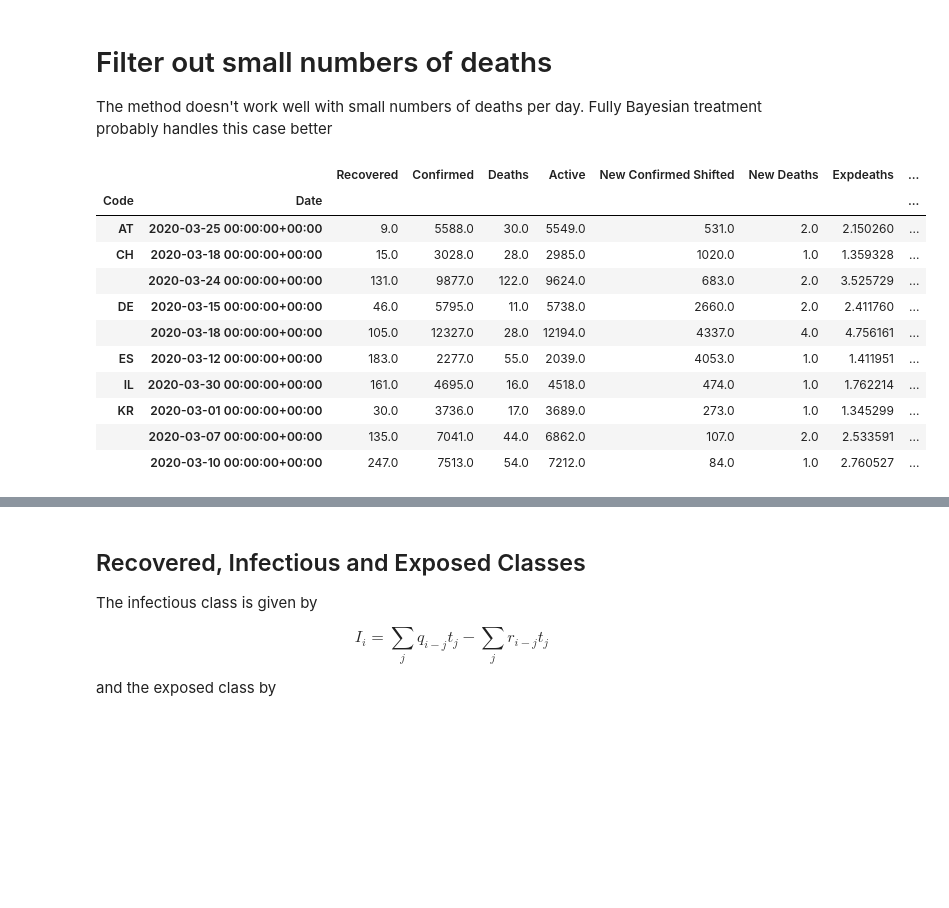
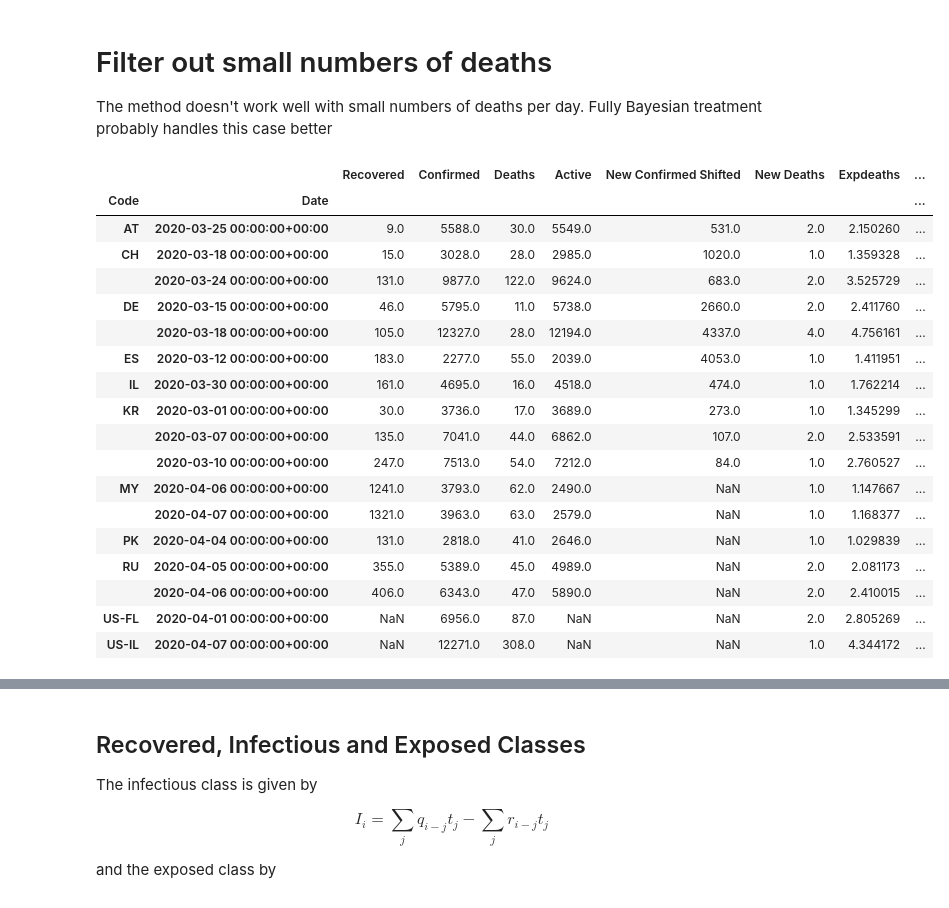
Before and after one commit to jsalvatier/epimodel, a Jupyter notebook: notebooks/djohnston/Cases_from_deaths.ipynb, the cells around one changed output, grey strips where cells are left out. Saved outputs shown, nothing was run; the diff lists cells and outputs as text; code cells hidden in the pictures; blank space fills up the shorter version.

```diff
--- a/notebooks/djohnston/Cases_from_deaths.ipynb
+++ b/notebooks/djohnston/Cases_from_deaths.ipynb
@@ -11,7 +11,7 @@ from epimodel import read_csv
 # This is not stable enough to be usable
 #from modeling.nowcasting.nowcasting import exp_model
 # %%
-csse_ds = read_csv("../../data/CSSE.csv")
+csse_ds = read_csv("../../data/johns-hopkins.csv")
 
 csse_ds = csse_ds.loc[csse_ds.index.dropna(),:]
 csse_ds = csse_ds.loc[~(csse_ds.index.get_level_values(0)=='CA'),:]
@@ -114,10 +114,10 @@ We'd like to fill in the last 7 days with nowcasting, but it's too unstable to b
 # %%
 csse_demo = csse_ds.copy()
 
-csse_ds['New Confirmed Shifted'] = csse_ds['Confirmed'].groupby(level=0).transform(transformCases)
-csse_ds['New Deaths'] = csse_ds['Deaths'].groupby(level=0).transform(lambda x: x.diff())
+csse_demo['New Confirmed Shifted'] = csse_demo['Confirmed'].groupby(level=0).transform(transformCases)
+csse_demo['New Deaths'] = csse_demo['Deaths'].groupby(level=0).transform(lambda x: x.diff())
 
-csse_ds.loc['IT'][-24:]
+csse_demo.loc['IT'][-24:]
 # %% [output]
 |  | Recovered | Confirmed | Deaths | Active | New Confirmed Shifted | New Deaths |
 | Date |  |  |  |  |  |  |
@@ -154,10 +154,10 @@ $$ t_{i-7} = \frac{c_i}{a}  $$
 
 Th
 # %%
-g = csse_ds.groupby(level=0)
+g = csse_demo.groupby(level=0)
 
-csse_ds['Expdeaths'] = g['New Confirmed Shifted'].transform(expectedDeaths,fatality=0.008)
-csse_ds['Ascertainment'] = csse_ds['Expdeaths']/csse_ds['New Deaths']
+csse_demo['Expdeaths'] = g['New Confirmed Shifted'].transform(expectedDeaths,fatality=0.008)
+csse_demo['Ascertainment'] = csse_demo['Expdeaths']/csse_demo['New Deaths']
 # %% [markdown]
 According to this method, ascertainment in Italy may be rising slightly
 # %%
@@ -198,18 +198,25 @@ csse_ds.loc['BR','Ascertainment'].plot()
 
 The method doesn't work well with small numbers of deaths per day. Fully Bayesian treatment probably handles this case better
 # %%
-csse_ds[(csse_ds['Ascertainment']<np.inf)&(csse_ds['Ascertainment']>1)]
+csse_demo[(csse_demo['Ascertainment']<np.inf)&(csse_demo['Ascertainment']>1)]
 # %% [output]
 |  |  | Recovered | Confirmed | Deaths | Active | New Confirmed Shifted | New Deaths | Expdeaths | ... |
 | Code | Date |  |  |  |  |  |  |  | ... |
 | AT | 2020-03-25 00:00:00+00:00 | 9.0 | 5588.0 | 30.0 | 5549.0 | 531.0 | 2.0 | 2.150260 | ... |
 | CH | 2020-03-18 00:00:00+00:00 | 15.0 | 3028.0 | 28.0 | 2985.0 | 1020.0 | 1.0 | 1.359328 | ... |
 |  | 2020-03-24 00:00:00+00:00 | 131.0 | 9877.0 | 122.0 | 9624.0 | 683.0 | 2.0 | 3.525729 | ... |
 | DE | 2020-03-15 00:00:00+00:00 | 46.0 | 5795.0 | 11.0 | 5738.0 | 2660.0 | 2.0 | 2.411760 | ... |
 |  | 2020-03-18 00:00:00+00:00 | 105.0 | 12327.0 | 28.0 | 12194.0 | 4337.0 | 4.0 | 4.756161 | ... |
 | ES | 2020-03-12 00:00:00+00:00 | 183.0 | 2277.0 | 55.0 | 2039.0 | 4053.0 | 1.0 | 1.411951 | ... |
 | IL | 2020-03-30 00:00:00+00:00 | 161.0 | 4695.0 | 16.0 | 4518.0 | 474.0 | 1.0 | 1.762214 | ... |
 | KR | 2020-03-01 00:00:00+00:00 | 30.0 | 3736.0 | 17.0 | 3689.0 | 273.0 | 1.0 | 1.345299 | ... |
 |  | 2020-03-07 00:00:00+00:00 | 135.0 | 7041.0 | 44.0 | 6862.0 | 107.0 | 2.0 | 2.533591 | ... |
 |  | 2020-03-10 00:00:00+00:00 | 247.0 | 7513.0 | 54.0 | 7212.0 | 84.0 | 1.0 | 2.760527 | ... |
+| MY | 2020-04-06 00:00:00+00:00 | 1241.0 | 3793.0 | 62.0 | 2490.0 | NaN | 1.0 | 1.147667 | ... |
+|  | 2020-04-07 00:00:00+00:00 | 1321.0 | 3963.0 | 63.0 | 2579.0 | NaN | 1.0 | 1.168377 | ... |
+| PK | 2020-04-04 00:00:00+00:00 | 131.0 | 2818.0 | 41.0 | 2646.0 | NaN | 1.0 | 1.029839 | ... |
+| RU | 2020-04-05 00:00:00+00:00 | 355.0 | 5389.0 | 45.0 | 4989.0 | NaN | 2.0 | 2.081173 | ... |
+|  | 2020-04-06 00:00:00+00:00 | 406.0 | 6343.0 | 47.0 | 5890.0 | NaN | 2.0 | 2.410015 | ... |
+| US-FL | 2020-04-01 00:00:00+00:00 | NaN | 6956.0 | 87.0 | NaN | NaN | 2.0 | 2.805269 | ... |
+| US-IL | 2020-04-07 00:00:00+00:00 | NaN | 12271.0 | 308.0 | NaN | NaN | 1.0 | 4.344172 | ... |
 # %%
```
Also changed, not shown: parts of 7 cells of this notebook.
